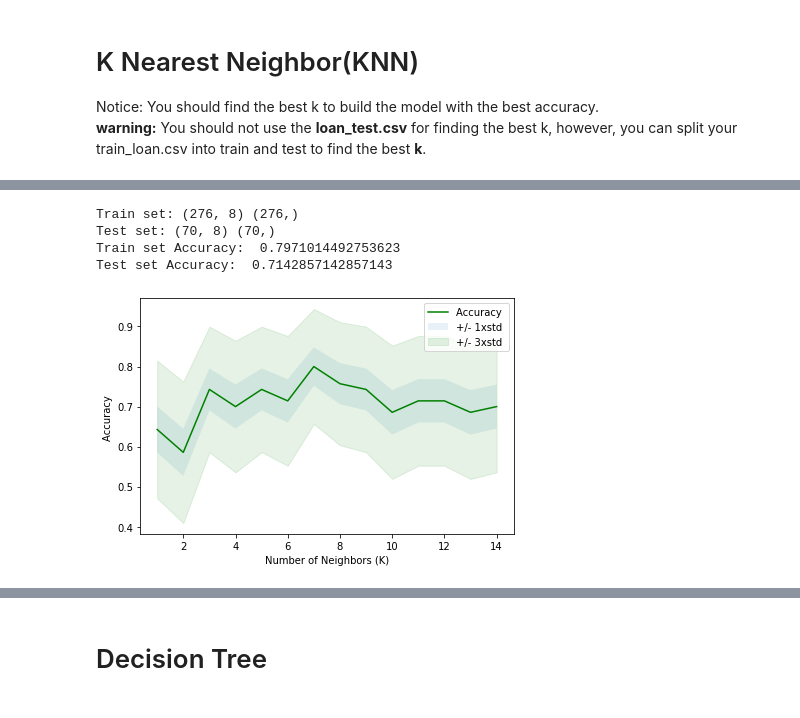
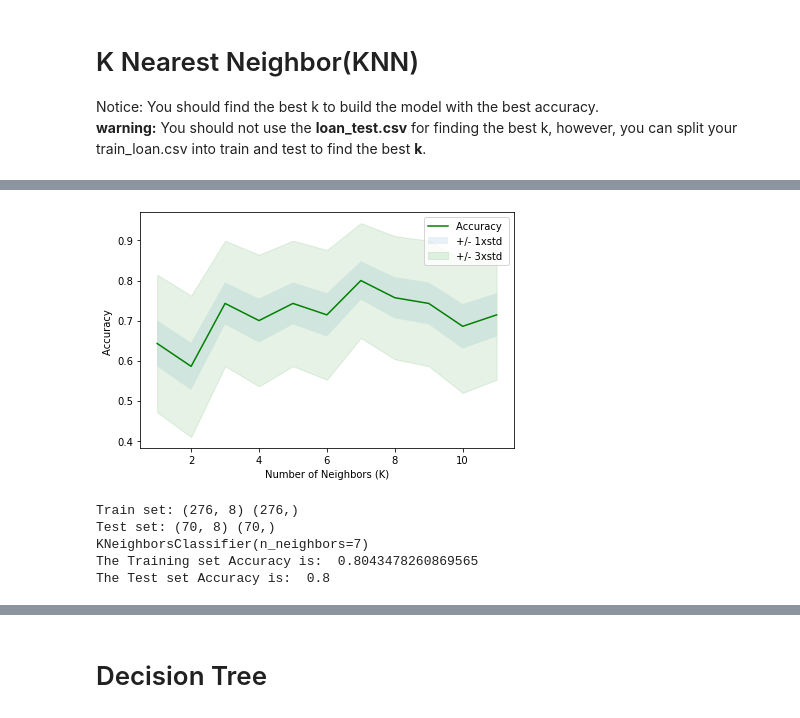
Before and after one commit to EasyAs12345/Coursera_Capstone_ML_Project, a Jupyter notebook: Final Module Course 9.ipynb, the cells around one changed output, grey strips where cells are left out. Saved outputs shown, nothing was run; the diff lists cells and outputs as text; code cells hidden in the pictures.

```diff
--- a/Final Module Course 9.ipynb
+++ b/Final Module Course 9.ipynb
@@ -279,3 +317,30 @@ Notice: You should find the best k to build the model with the best accuracy.\
+# %%
+Ks = 12
+mean_acc = np.zeros((Ks-1))
+std_acc = np.zeros((Ks-1))
+
+for n in range(1,Ks):
+
+    #Train Model and Predict
+    neigh = KNeighborsClassifier(n_neighbors = n).fit(X_train,y_train)
+    yhat=neigh.predict(X_test)
+    mean_acc[n-1] = metrics.accuracy_score(y_test, yhat)
+
+
+    std_acc[n-1]=np.std(yhat==y_test)/np.sqrt(yhat.shape[0])
+
+mean_acc
+
+plt.plot(range(1,Ks),mean_acc,'g')
+plt.fill_between(range(1,Ks),mean_acc - 1 * std_acc,mean_acc + 1 * std_acc, alpha=0.10)
+plt.fill_between(range(1,Ks),mean_acc - 3 * std_acc,mean_acc + 3 * std_acc, alpha=0.10,color="green")
+plt.legend(('Accuracy ', '+/- 1xstd','+/- 3xstd'))
+plt.ylabel('Accuracy ')
+plt.xlabel('Number of Neighbors (K)')
+plt.tight_layout()
+plt.show()
+# %% [output]
+[figure, added]
 # %%
 X_train, X_test, y_train, y_test = train_test_split( X, y, test_size=0.2, random_state=4)
 print ('Train set:', X_train.shape,  y_train.shape)
@@ -283,46 +348,20 @@ print ('Test set:', X_test.shape,  y_test.shape)
 
 from sklearn.neighbors import KNeighborsClassifier
 
-k = 6
+k = 7  #  Chose 7 because the accuracy in the above graph peaks at 7
 #Train Model and Predict
 neigh = KNeighborsClassifier(n_neighbors = k).fit(X_train,y_train)
-neigh
+print(neigh)
 
 yhat = neigh.predict(X_test)
 yhat[0:5]
 
 from sklearn import metrics
-print("Train set Accuracy: ", metrics.accuracy_score(y_train, neigh.predict(X_train)))
-print("Test set Accuracy: ", metrics.accuracy_score(y_test, yhat))
+print("The Training set Accuracy is: ", metrics.accuracy_score(y_train, neigh.predict(X_train)))
+print("The Test set Accuracy is: ", metrics.accuracy_score(y_test, yhat))
 # %% [output]
 Train set: (276, 8) (276,)
 Test set: (70, 8) (70,)
-Train set Accuracy:  0.7971014492753623
-Test set Accuracy:  0.7142857142857143
+KNeighborsClassifier(n_neighbors=7)
+The Training set Accuracy is:  0.8043478260869565
+The Test set Accuracy is:  0.8
-# %%
-Ks = 15  #  changed this from 10 to 15 because 10 seemed very close to being the most accurate in interval
-mean_acc = np.zeros((Ks-1))
-std_acc = np.zeros((Ks-1))
-
-for n in range(1,Ks):
-
-    #Train Model and Predict
-    neigh = KNeighborsClassifier(n_neighbors = n).fit(X_train,y_train)
-    yhat=neigh.predict(X_test)
-    mean_acc[n-1] = metrics.accuracy_score(y_test, yhat)
-
-
-    std_acc[n-1]=np.std(yhat==y_test)/np.sqrt(yhat.shape[0])
-
-mean_acc
-
-plt.plot(range(1,Ks),mean_acc,'g')
-plt.fill_between(range(1,Ks),mean_acc - 1 * std_acc,mean_acc + 1 * std_acc, alpha=0.10)
-plt.fill_between(range(1,Ks),mean_acc - 3 * std_acc,mean_acc + 3 * std_acc, alpha=0.10,color="green")
-plt.legend(('Accuracy ', '+/- 1xstd','+/- 3xstd'))
-plt.ylabel('Accuracy ')
-plt.xlabel('Number of Neighbors (K)')
-plt.tight_layout()
-plt.show()
-# %% [output]
-[figure, removed]
```
Also changed, not shown: parts of 11 cells of this notebook.
